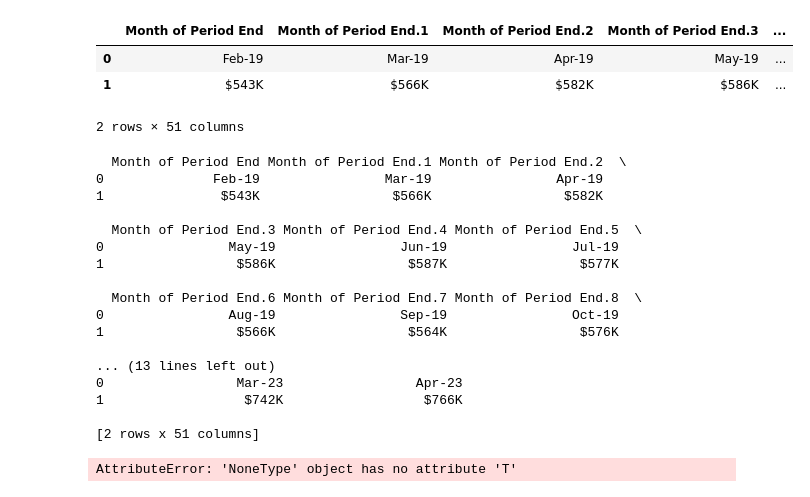
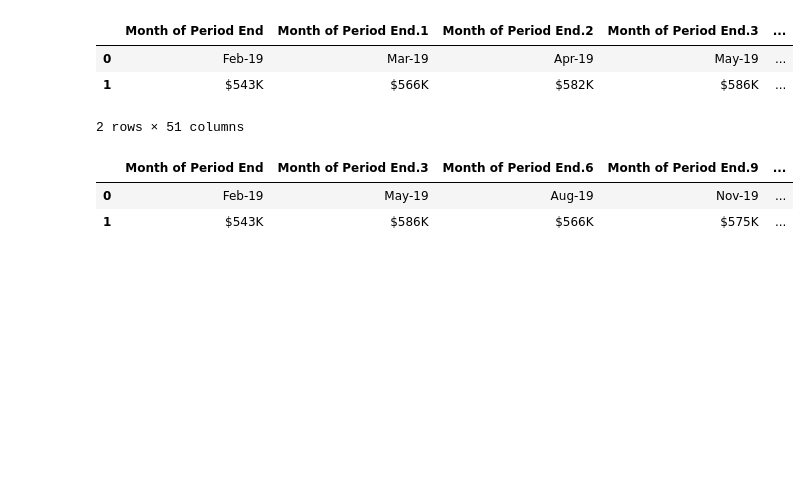
Before and after one commit to caleighteahan/Project_1, a Jupyter notebook: Untitled.ipynb, the cells around one changed output. Cells and saved outputs as stored; diff of their text form; code cells hidden in the pictures; blank space fills up the shorter version.

```diff
--- a/Untitled.ipynb
+++ b/Untitled.ipynb
@@ -16,23 +67,9 @@ new_med_sale_df.head()
 | 1 | $543K | $566K | $582K | $586K | ... |
 2 rows × 51 columns
 # %%
-print(new_med_sale_df).T
+clean_df = new_med_sale_df.iloc[:, ::3]
+clean_df
 # %% [output]
-  Month of Period End Month of Period End.1 Month of Period End.2  \
-0              Feb-19                Mar-19                Apr-19
-1               $543K                 $566K                 $582K
-
-  Month of Period End.3 Month of Period End.4 Month of Period End.5  \
-0                May-19                Jun-19                Jul-19
-1                 $586K                 $587K                 $577K
-
-  Month of Period End.6 Month of Period End.7 Month of Period End.8  \
-0                Aug-19                Sep-19                Oct-19
-1                 $566K                 $564K                 $576K
-
-... (13 lines left out)
-0                 Mar-23                 Apr-23
-1                  $742K                  $766K
-
-[2 rows x 51 columns]
-AttributeError: 'NoneType' object has no attribute 'T'
+|  | Month of Period End | Month of Period End.3 | Month of Period End.6 | Month of Period End.9 | ... |
+| 0 | Feb-19 | May-19 | Aug-19 | Nov-19 | ... |
+| 1 | $543K | $586K | $566K | $575K | ... |
```
Also changed, not shown: parts of 8 cells of this notebook, 2 other files.
